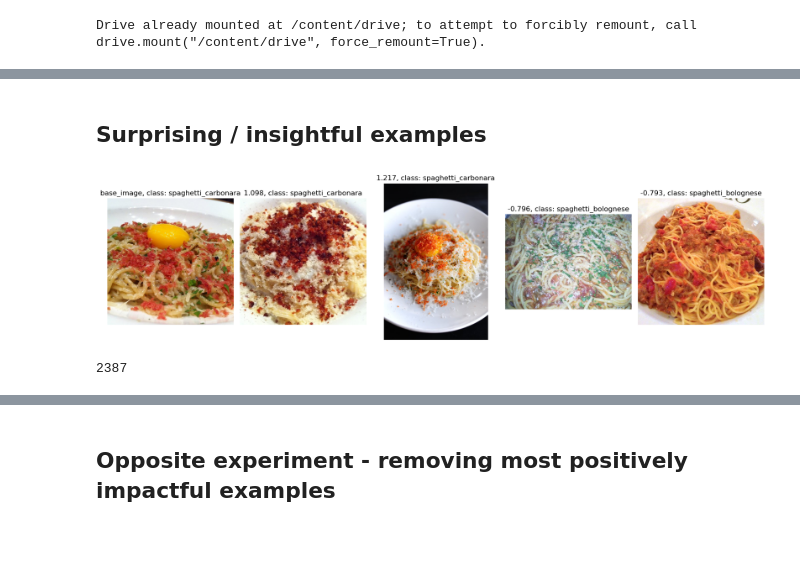
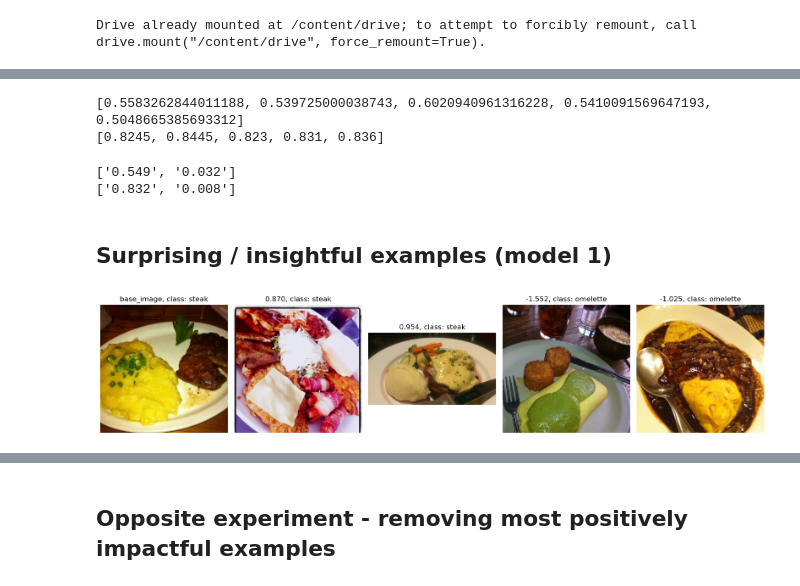
Before and after one commit to ktylus/data-attribution-using-trak, a Jupyter notebook: experiments.ipynb, the cells around one changed output, grey strips where cells are left out. Drawn from its saved outputs; the diff is of its cells as text; code cells hidden in the pictures; blank space fills up the shorter version.

```diff
--- a/experiments.ipynb
+++ b/experiments.ipynb
@@ -110,5 +108,5 @@ Chosen classes: ['bruschetta', 'garlic_bread', 'grilled_salmon', 'omelette', 'pa
 # %%
-for seed in seeds[0:5]:
+for seed in seeds:
   print("Run experiment for seed: {}".format(seed))
 
   torch.manual_seed(seed)
@@ -240,0 +165,14 @@ f"{recall_for_class(model, test_dl_no_shuffle, 1):.3f}", f"{recall_for_class(mod
+# %%
+models = []
+
+for i, seed in enumerate(seeds):
+    exp_path = os.path.join("trak_models_v2", f"seed_{seed}")
+    base_model_path = os.path.join(exp_path, "model_finetuned_baseline.pth")
+    base_model = get_model(base_model_path, args['resnet_version'], num_classes).to(device)
+    model_path = os.path.join(exp_path, "resnet-18_10classes_base.pth")
+    model = get_model(model_path, args['resnet_version'], num_classes).to(device)
+    trak_path = os.path.join(exp_path, "test_scores.npy")
+    val_trak_scores = np.load(trak_path)
+    train_dataset, val_dataset = get_dataset_split(args['dataset_path'], chosen_indices, args['train_split_rate'], args['test_split_rate'], seed, preprocess_image)
+    train_without_bottom_k_alignment_scoring_data(base_model, model, train_dataset, val_dataset, 200, val_trak_scores, args["batch_size"], epochs=args["num_epochs"], lr=args["lr"])
+    models.append(model)
@@ -241,25 +194,53 @@ f"{recall_for_class(model, test_dl_no_shuffle, 1):.3f}", f"{recall_for_class(mod
+# %%
+for i, seed in enumerate(seeds):
+    model = models[i]
+    exp_path = os.path.join("trak_models_v2", f"seed_{seed}")
+    torch.save(model.state_dict(), f"{exp_path}/without_bottom_200_examples.pth")
+# %%
+models = []
+
+for i, seed in enumerate(seeds):
+    exp_path = os.path.join("trak_models_v2", f"seed_{seed}")
+    model = get_model(f"{exp_path}/without_bottom_200_examples.pth", args['resnet_version'], num_classes).to(device)
+    models.append(model)
+# %%
+val_losses = []
+val_accuracies = []
+
+for i, seed in enumerate(seeds):
+    model = models[i]
+    _, val_dataset = get_dataset_split(args['dataset_path'], chosen_indices, args['train_split_rate'], args['test_split_rate'], seed, preprocess_image)
+    val_dl = torch.utils.data.DataLoader(val_dataset, batch_size=args["batch_size"], shuffle=False)
+    loss, accuracy = calculate_model_loss_and_accuracy(model, val_dl)
+    val_losses.append(loss)
+    val_accuracies.append(accuracy)
+# %% [output]
+[0.5583262844011188, 0.539725000038743, 0.6020940961316228, 0.5410091569647193, 0.5048665385693312]
+[0.8245, 0.8445, 0.823, 0.831, 0.836]
+# %%
+print([f"{np.mean(val_losses):.3f}", f"{np.std(val_losses):.3f}"])
+print([f"{np.mean(val_accuracies):.3f}", f"{np.std(val_accuracies):.3f}"])
+# %% [output]
+['0.549', '0.032']
+['0.832', '0.008']
 # %% [markdown]
-## Surprising / insightful examples
+## Surprising / insightful examples (model 1)
 # %%
+first_model = models[0]
+first_model_seed = seeds[0]
+first_model_trak_scores = np.load(f"trak_models_v2/seed_{first_model_seed}/test_scores.npy")
+
 train_dataset_no_transform, test_dataset_no_transform = get_dataset_split(
     args['dataset_path'],
     chosen_indices,
     args['train_split_rate'],
     args['test_split_rate'],
-    transforms.ToTensor())
+    first_model_seed,
+    transforms.ToTensor()
+)
 
-image_id = 6
+image_id = 0
 
-plot_extreme_two_trak_examples_for_image(test_scores, train_dataset_no_transform, test_dataset_no_transform, image_id, chosen_classes)
+plot_extreme_two_trak_examples_for_image(first_model_trak_scores, train_dataset_no_transform, test_dataset_no_transform, image_id, chosen_classes)
 # %% [output]
-[figure, old version]
+[figure, new version]
-# %%
-# the hope is that TRAK could help us in finding such images so that we could remove them
-# let's examine a mislabeled image
-
-mislabeled_image_id = 4258
-
-# the position of mislabeled image score amongst all scores
-len(group_alignment_scores[group_alignment_scores >= group_alignment_scores[mislabeled_image_id]])
-# %% [output]
-2387
```
Also changed, not shown: parts of 38 cells of this notebook, 2 other files.
